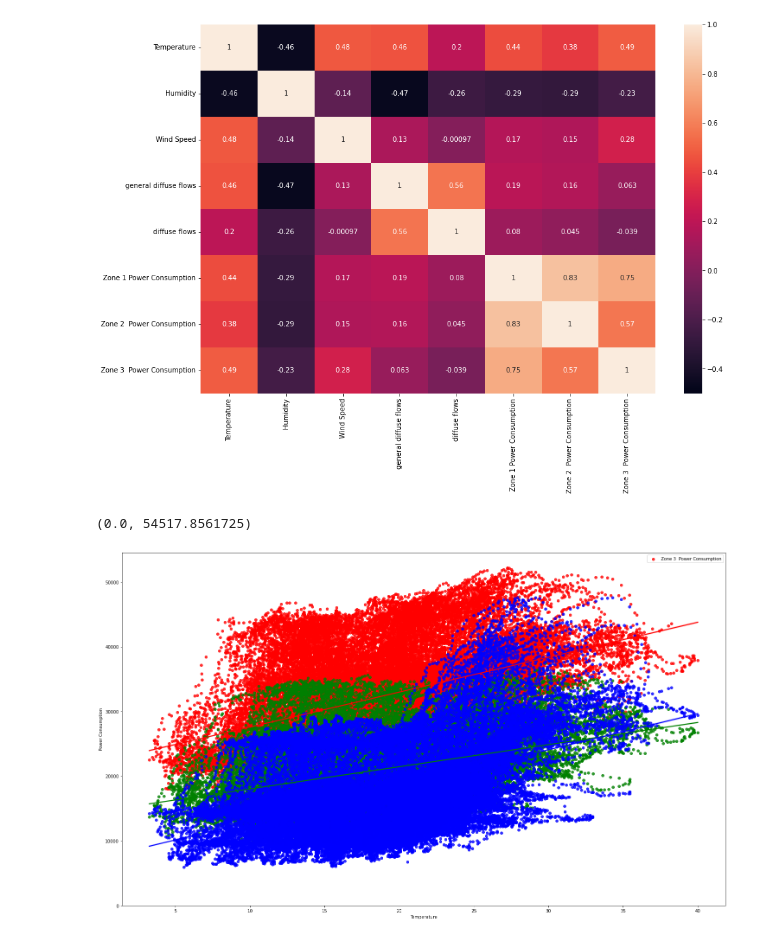
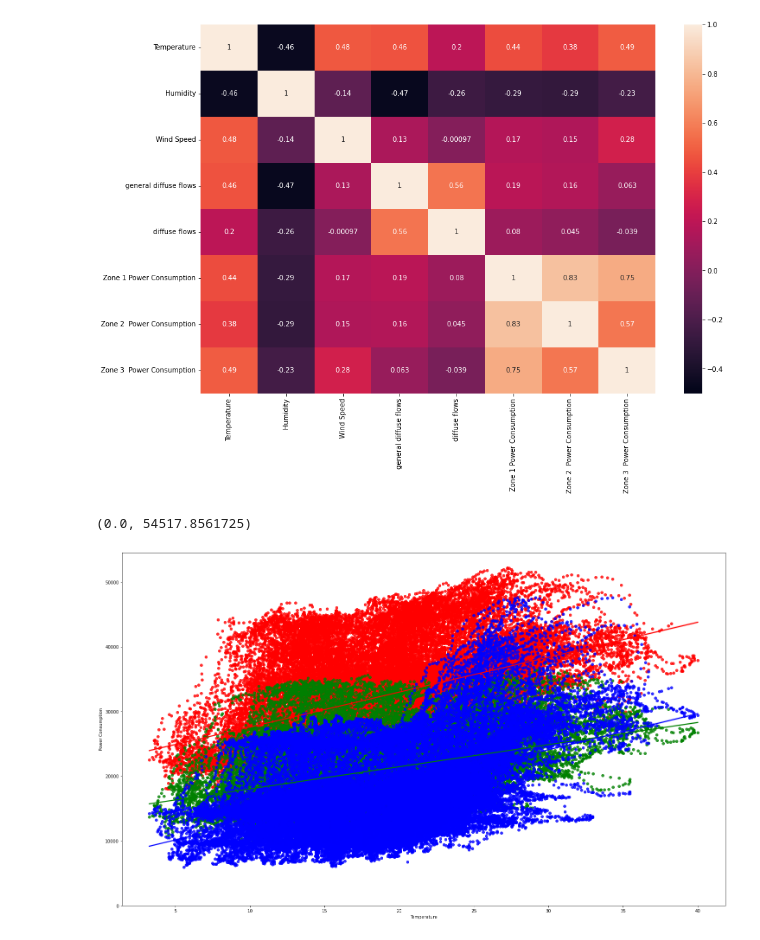
Before and after one commit to miftahudinfaiz/UAS-EDA, a Jupyter notebook: UAS-EDA.ipynb, the cells around one changed output. Saved outputs shown, nothing was run; the diff lists cells and outputs as text; code cells hidden in the pictures.

```diff
--- a/UAS-EDA.ipynb
+++ b/UAS-EDA.ipynb
@@ -191,14 +191,13 @@ ax = sns.heatmap(df.corr(), vmin=-0.5, vmax=1,annot = True, ax=ax)
 # %%
 fig, ax = plt.subplots(figsize=(25, 15))
 sns.regplot(x="Temperature", y="Zone 1 Power Consumption", data=df, ax=ax, color='red')
 sns.regplot(x="Temperature", y="Zone 2  Power Consumption", data=df, ax=ax, color='green')
 sns.regplot(x="Temperature", y="Zone 3  Power Consumption", data=df, ax=ax, color='blue')
 plt.ylabel('Power Consumption')
-plt.legend(['Zone 1 Power Consumption'])
 plt.ylim(0,)
 # %% [output]
 (0.0, 54517.8561725)
-[figure, old version]
+[figure, new version]
 # %%
 def pcoef(var1, var2):
     name = var1 + ' and ' + var2
```
